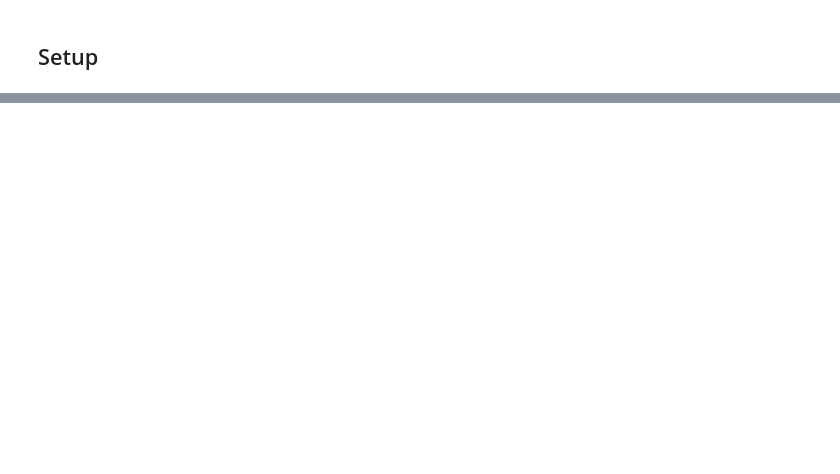
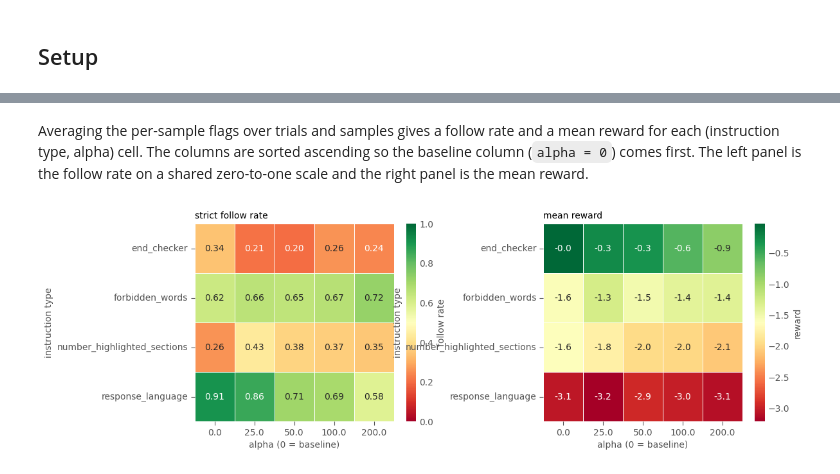
Before and after one commit to emiehling/AISteer360, a Jupyter notebook: examples/notebooks/studies/instruction_following/instruction_following.ipynb, the cells around one changed output, grey strips where cells are left out. Drawn from its saved outputs; the diff is of its cells as text; code cells hidden in the pictures; blank space fills up the shorter version.

```diff
--- a/examples/notebooks/studies/instruction_following/instruction_following.ipynb
+++ b/examples/notebooks/studies/instruction_following/instruction_following.ipynb
@@ -569,0 +434,10 @@ PASTA steering can improve instruction following, but the optimal alpha depends
+# %%
+samples = runner.samples_frame(
+    scores={"followed": "instruction_checker/prompt_level_strict", "reward": "reward_score"},
+    metadata_keys=["instruction_id"],
+    params=SWEPT_PARAMS,
+    include_text=True,
+)
+samples["instruction_type"] = samples["instruction_id"].str.split(":").str[-1]
+samples["alpha"] = samples["alpha"].fillna(0.0)
+samples[["pipeline", "trial_id", "alpha", "instruction_type", "followed", "reward"]].head()
@@ -569,0 +451,35 @@ PASTA steering can improve instruction following, but the optimal alpha depends
+# %% [markdown]
+Averaging the per-sample flags over trials and samples gives a follow rate and a mean reward for each (instruction type, alpha) cell. The columns are sorted ascending so the baseline column (`alpha = 0`) comes first. The left panel is the follow rate on a shared zero-to-one scale and the right panel is the mean reward.
+# %%
+follow_pivot = samples.pivot_table(
+    index="instruction_type", columns="alpha", values="followed", aggfunc="mean",
+).sort_index(axis=1)
+reward_pivot = samples.pivot_table(
+    index="instruction_type", columns="alpha", values="reward", aggfunc="mean",
+).sort_index(axis=1)
+
+fig = plt.figure(figsize=(12.0, 4.0))
+grid = gridspec.GridSpec(1, 2, wspace=0.4)
+plot_metric_heatmap(
+    follow_pivot,
+    ax=fig.add_subplot(grid[0, 0]),
+    title="strict follow rate",
+    xlabel="alpha (0 = baseline)",
+    ylabel="instruction type",
+    vmin=0.0,
+    vmax=1.0,
+    cbar_label="follow rate",
+)
+plot_metric_heatmap(
+    reward_pivot,
+    ax=fig.add_subplot(grid[0, 1]),
+    title="mean reward",
+    xlabel="alpha (0 = baseline)",
+    ylabel="instruction type",
+    fmt=".1f",
+    cbar_label="reward",
+)
+fig.savefig(figure_dir / "heatmaps.png", bbox_inches="tight", dpi=150)
+plt.show()
+# %% [output]
+[figure, added]
```
Also changed, not shown: parts of 75 cells of this notebook, 57 other files.
